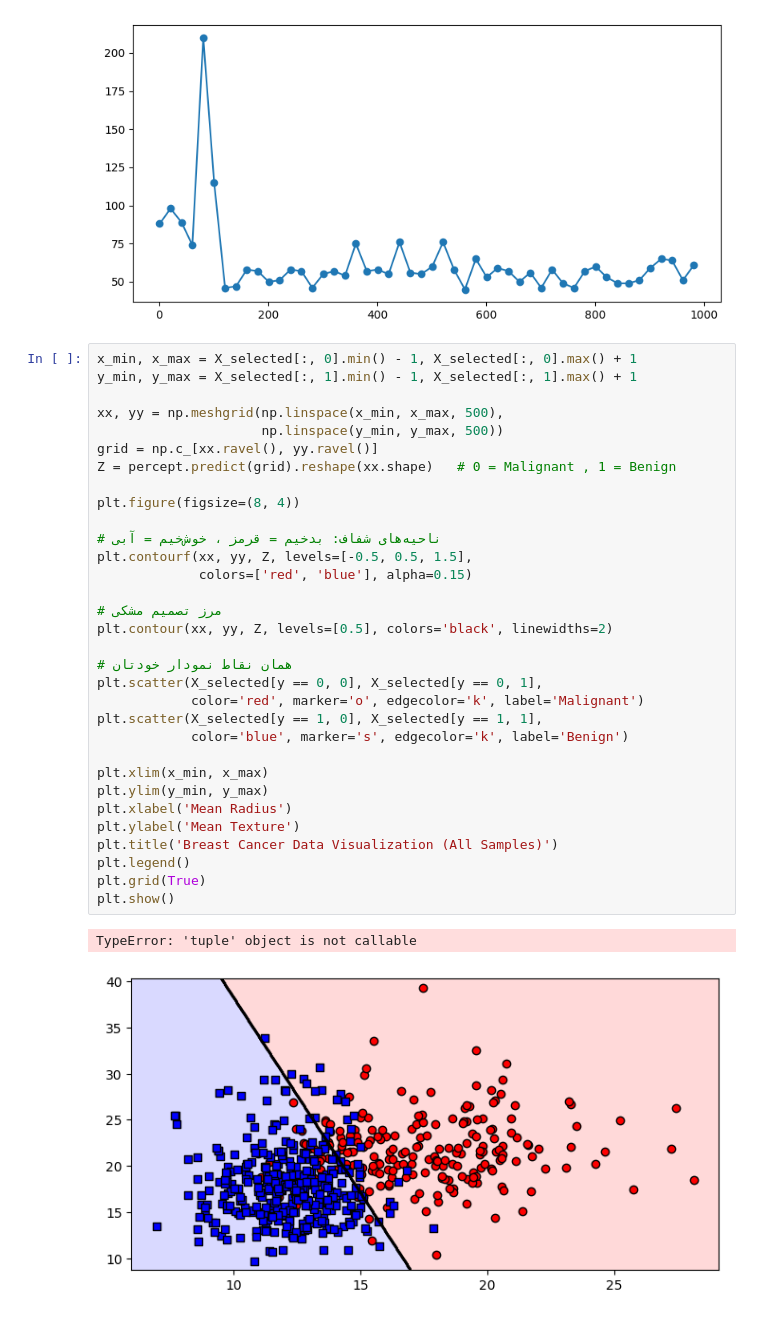
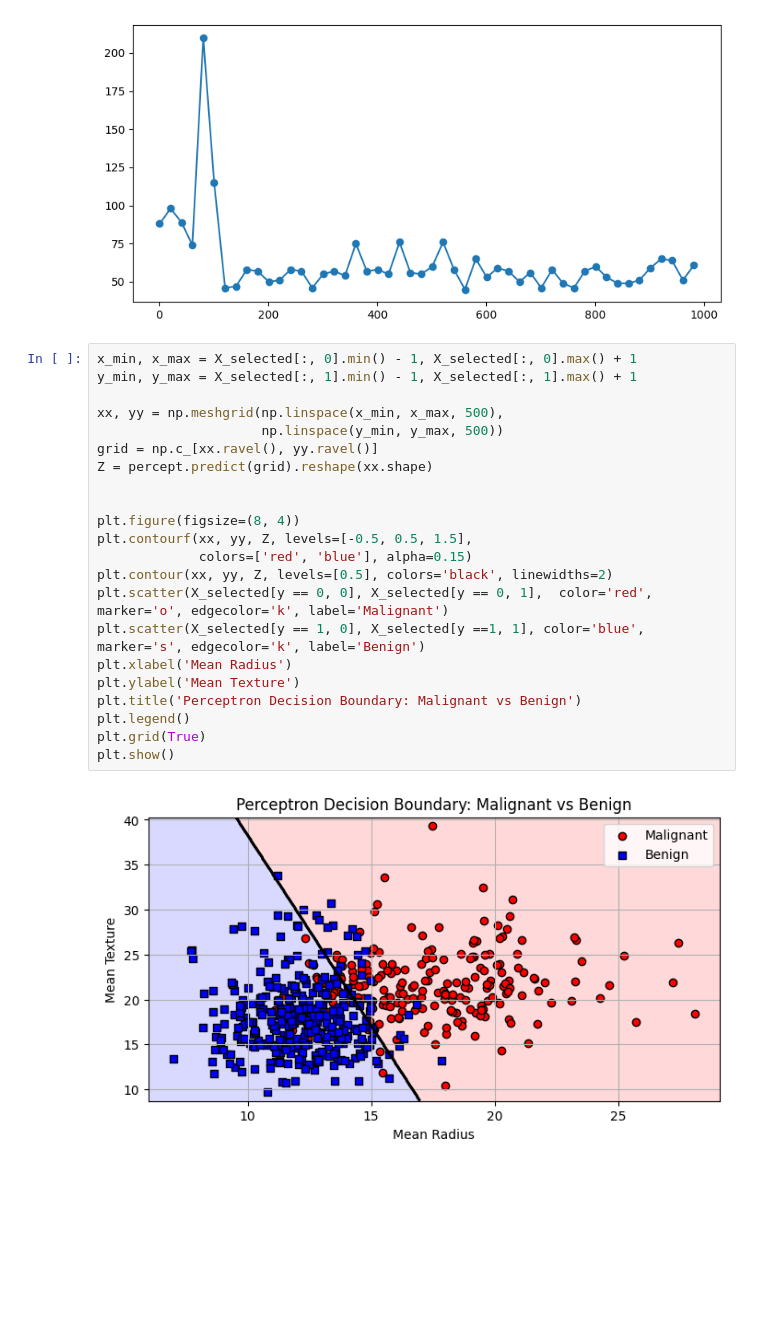
Before and after one commit to HatamiM12/Machine-Learning-Training, a Jupyter notebook: breast_cancer.ipynb, the cells around one changed output. Saved outputs shown, nothing was run; the diff lists cells and outputs as text; blank space fills up the shorter version.

```diff
--- a/breast_cancer.ipynb
+++ b/breast_cancer.ipynb
@@ -217,35 +99,24 @@ Final Bias: [29.83]
 # %%
 x_min, x_max = X_selected[:, 0].min() - 1, X_selected[:, 0].max() + 1
 y_min, y_max = X_selected[:, 1].min() - 1, X_selected[:, 1].max() + 1
 
 xx, yy = np.meshgrid(np.linspace(x_min, x_max, 500),
                      np.linspace(y_min, y_max, 500))
 grid = np.c_[xx.ravel(), yy.ravel()]
-Z = percept.predict(grid).reshape(xx.shape)   # 0 = Malignant , 1 = Benign
+Z = percept.predict(grid).reshape(xx.shape)
+
 
 plt.figure(figsize=(8, 4))
-
-# ناحیه‌های شفاف: بدخیم = قرمز ، خوش‌خیم = آبی
 plt.contourf(xx, yy, Z, levels=[-0.5, 0.5, 1.5],
              colors=['red', 'blue'], alpha=0.15)
-
-# مرز تصمیم مشکی
 plt.contour(xx, yy, Z, levels=[0.5], colors='black', linewidths=2)
-
-# همان نقاط نمودار خودتان
-plt.scatter(X_selected[y == 0, 0], X_selected[y == 0, 1],
-            color='red', marker='o', edgecolor='k', label='Malignant')
-plt.scatter(X_selected[y == 1, 0], X_selected[y == 1, 1],
-            color='blue', marker='s', edgecolor='k', label='Benign')
-
-plt.xlim(x_min, x_max)
-plt.ylim(y_min, y_max)
+plt.scatter(X_selected[y == 0, 0], X_selected[y == 0, 1],  color='red', marker='o', edgecolor='k', label='Malignant')
+plt.scatter(X_selected[y == 1, 0], X_selected[y ==1, 1], color='blue', marker='s', edgecolor='k', label='Benign')
 plt.xlabel('Mean Radius')
 plt.ylabel('Mean Texture')
-plt.title('Breast Cancer Data Visualization (All Samples)')
+plt.title('Perceptron Decision Boundary: Malignant vs Benign')
 plt.legend()
 plt.grid(True)
 plt.show()
 # %% [output]
-TypeError: 'tuple' object is not callable
-[figure, old version]
+[figure, new version]
```
Also changed, not shown: parts of 2 cells of this notebook.
